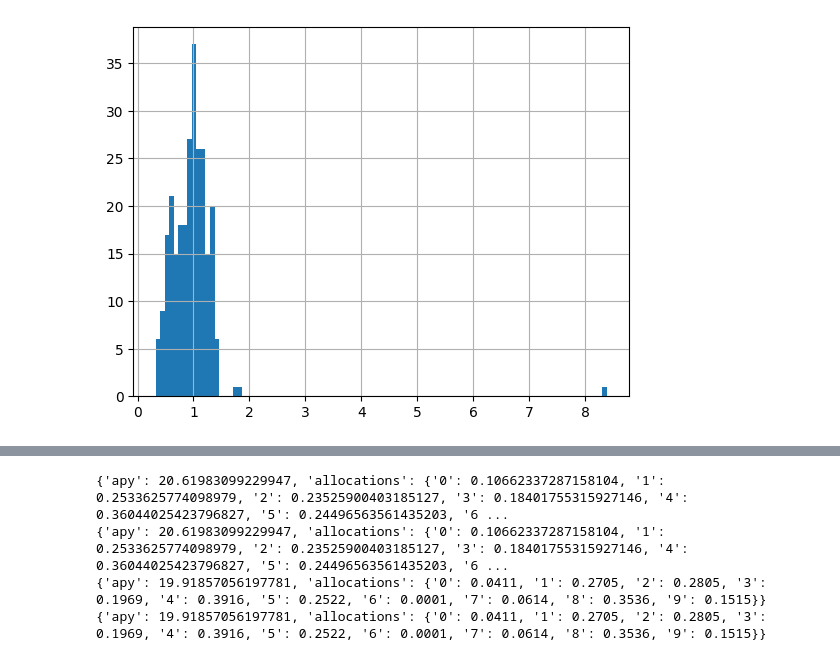
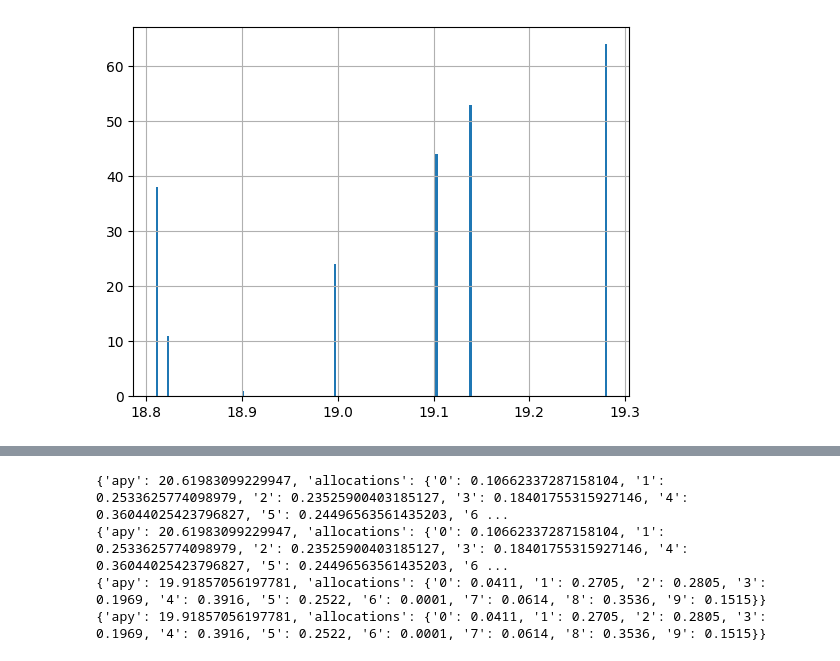
Before and after one commit to phungkhaccuong/SN10, a Jupyter notebook: log_analysis.ipynb, the cells around one changed output, grey strips where cells are left out. Saved outputs shown, nothing was run; the diff lists cells and outputs as text; code cells hidden in the pictures.

```diff
--- a/log_analysis.ipynb
+++ b/log_analysis.ipynb
@@ -30,6 +30,6 @@ def parse_log_file(log_file_path, pattern='sorted apys'):
     return parsed_data
 
 # Example usage
-log_file_path = '/Users/chau.hoang/Downloads/pleasant_bird_2.log'
-parsed_json_list = parse_log_file(log_file_path, pattern='sorted axon times: ')
-# parsed_json_list = parse_log_file(log_file_path, pattern='sorted apys: ')
+log_file_path = '/Users/chau.hoang/Downloads/pious_snow.log'
+# parsed_json_list = parse_log_file(log_file_path, pattern='sorted axon times: ')
+parsed_json_list = parse_log_file(log_file_path, pattern='sorted apys: ')
@@ -44,9 +61,19 @@ print(len(parsed_json_list))
 
 # len(small)
 
-uid = '244'
-data = [p[uid] for p in parsed_json_list]
-df = pd.DataFrame({'time': data})
-df['time'].hist(bins=100)
-print(f'Uid: {uid} Mean time: {df["time"].mean()}')
+uid = '228'
+
+# df.iloc[-1]
+# df['time'].hist(bins=100)
+# print(f'Uid: {uid} Mean time: {df["time"].mean()}')
+
+df = pd.DataFrame(parsed_json_list)
+row = df.iloc[-2]
+print(row[uid])
+row[row > 18].hist(bins=200)
+
+
+import bittensor as bt
+subtensor = bt.subtensor(network='finney')
+metagraph = subtensor.metagraph(netuid=10)
 # %% [output]
@@ -55 +86 @@ Uid: 244 Mean time: 0.9684881017063603
-[figure, old version]
+[figure, new version]
```
Also changed, not shown: parts of 13 cells of this notebook, 8 other files.
